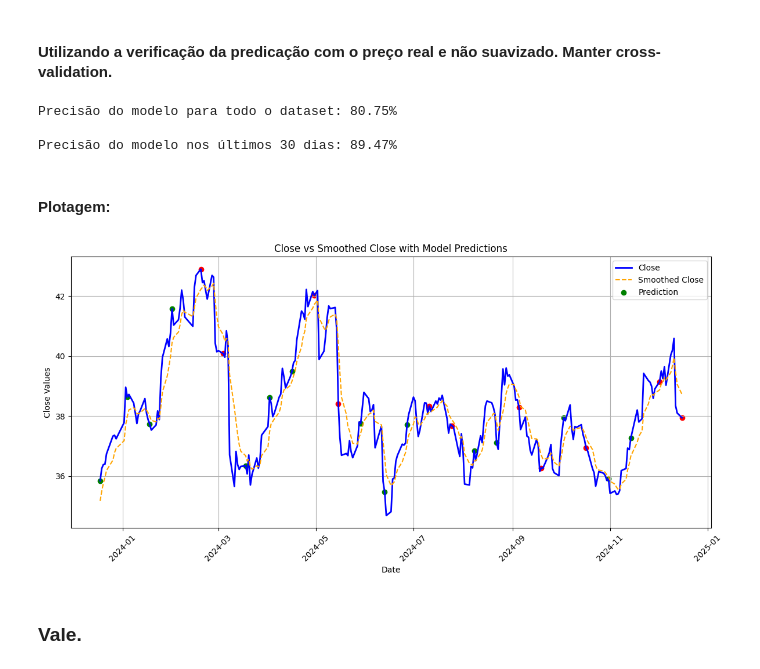
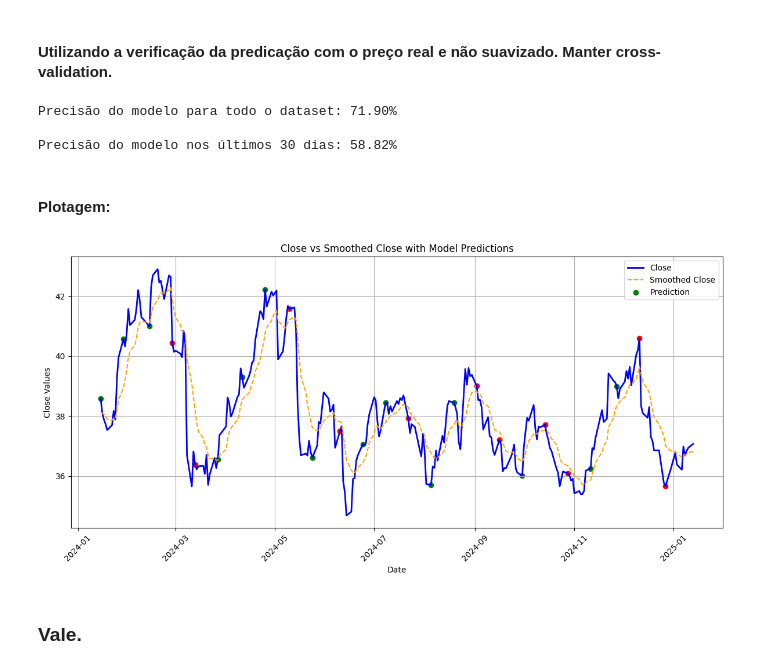
Before and after one commit to Bruno-Santana-Eco/TCC_Machine_learning, a Jupyter notebook: Random Forest_D10.ipynb, the cells around one changed output. Cells and saved outputs as stored; diff of their text form; code cells hidden in the pictures.

```diff
--- a/Random Forest_D10.ipynb
+++ b/Random Forest_D10.ipynb
@@ -572,7 +572,7 @@ import warnings
 warnings.filterwarnings("ignore")
 
 # Selecionar colunas como array NumPy
-X_Cols = price_data[['RSI', 'k_percent', 'r_percent', 'Price_Rate_Of_Change', 'MACD', 'MACD_EMA', 'On Balance Volume']].values
+X_Cols = price_data[['RSI', f'k_percent_{t}', f'r_percent_{t}', 'Price_Rate_Of_Change', 'MACD', 'MACD_EMA', 'On Balance Volume']].values
 
 # Gerar previsões e atualizar a coluna 'Prediction'
 price_data['Prediction'] = rand_frst_clf.predict(X_Cols)
@@ -975,7 +975,7 @@ Y_Cols = one_year_data['Prediction']
 X_train, X_test, y_train, y_test = train_test_split(X_Cols, Y_Cols, random_state=0)
 
 # Criar o modelo Random Forest Classifier
-rand_frst_clf_Ambev = RandomForestClassifier(n_estimators=100, oob_score=True, criterion="gini", random_state=0, max_depth=2)
+rand_frst_clf_Ambev = RandomForestClassifier(n_estimators=100, oob_score=True, criterion="gini", random_state=0)
 
 # Treinar o modelo
 rand_frst_clf_Ambev.fit(X_train, y_train)
@@ -1397,7 +1383,7 @@ from sklearn.ensemble import RandomForestClassifier
 from sklearn.model_selection import train_test_split
 
 # Filtrando os dados para o último ano
-ticker_data = price_data[price_data['Ticker'] == 'ITUB4.SA'][['Date', 'Close', 'Smoothed_Close', 'Prediction', 'RSI', 'k_percent', 'r_percent', 'Price_Rate_Of_Change', 'MACD', 'MACD_EMA', 'On Balance Volume']]
+ticker_data = price_data[price_data['Ticker'] == 'ITUB4.SA'][['Date', 'Close', 'Smoothed_Close', 'Prediction', 'RSI', f'k_percent_{t}', f'r_percent_{t}', 'Price_Rate_Of_Change', 'MACD', 'MACD_EMA', 'On Balance Volume']]
 
 # Converter a coluna 'Date' para formato datetime, se necessário
 ticker_data['Date'] = pd.to_datetime(ticker_data['Date'])
@@ -1406,7 +1392,7 @@ ticker_data['Date'] = pd.to_datetime(ticker_data['Date'])
 one_year_data = ticker_data[ticker_data['Date'] >= ticker_data['Date'].max() - pd.Timedelta(days=365)]
 
 # Separando os dados para as colunas X e Y (usando os indicadores)
-X_Cols = one_year_data[['RSI', 'k_percent', 'r_percent', 'Price_Rate_Of_Change', 'MACD', 'MACD_EMA', 'On Balance Volume']]
+X_Cols = one_year_data[['RSI', f'k_percent_{t}', f'r_percent_{t}', 'Price_Rate_Of_Change', 'MACD', 'MACD_EMA', 'On Balance Volume']]
 Y_Cols = one_year_data['Prediction']
 
 # Split X and Y para treinamento e teste
@@ -1826,7 +1805,7 @@ from sklearn.ensemble import RandomForestClassifier
 from sklearn.model_selection import train_test_split
 
 # Filtrando os dados para o último ano
-ticker_data = price_data[price_data['Ticker'] == 'MGLU3.SA'][['Date', 'Close', 'Smoothed_Close', 'Prediction', 'RSI', 'k_percent', 'r_percent', 'Price_Rate_Of_Change', 'MACD', 'MACD_EMA', 'On Balance Volume']]
+ticker_data = price_data[price_data['Ticker'] == 'MGLU3.SA'][['Date', 'Close', 'Smoothed_Close', 'Prediction', 'RSI', f'k_percent_{t}', f'r_percent_{t}', 'Price_Rate_Of_Change', 'MACD', 'MACD_EMA', 'On Balance Volume']]
 
 # Converter a coluna 'Date' para formato datetime, se necessário
 ticker_data['Date'] = pd.to_datetime(ticker_data['Date'])
@@ -1835,7 +1814,7 @@ ticker_data['Date'] = pd.to_datetime(ticker_data['Date'])
 one_year_data = ticker_data[ticker_data['Date'] >= ticker_data['Date'].max() - pd.Timedelta(days=365)]
 
 # Separando os dados para as colunas X e Y (usando os indicadores)
-X_Cols = one_year_data[['RSI', 'k_percent', 'r_percent', 'Price_Rate_Of_Change', 'MACD', 'MACD_EMA', 'On Balance Volume']]
+X_Cols = one_year_data[['RSI', f'k_percent_{t}', f'r_percent_{t}', 'Price_Rate_Of_Change', 'MACD', 'MACD_EMA', 'On Balance Volume']]
 Y_Cols = one_year_data['Prediction']
 
 # Split X and Y para treinamento e teste
@@ -2209,7 +2188,7 @@ import numpy as np
 warnings.filterwarnings("ignore")
 
 # Selecionar colunas de features (X) e carregar como array NumPy
-X_Cols = price_data_Petro[['RSI', 'k_percent', 'r_percent', 'Price_Rate_Of_Change', 'MACD', 'MACD_EMA', 'On Balance Volume']].values
+X_Cols = price_data_Petro[['RSI', f'k_percent_{t}', f'r_percent_{t}', 'Price_Rate_Of_Change', 'MACD', 'MACD_EMA', 'On Balance Volume']].values
 
 # Gerar previsões para todo o dataset
 price_data_Petro['Prediction'] = np.NaN  # Inicializando a coluna
@@ -2225,7 +2204,7 @@ print(f"\nPrecisão do modelo para todo o dataset: {overall_accuracy:.2%}")
 last_30_days = price_data_Petro[price_data_Petro['Date'] >= price_data_Petro['Date'].max() - timedelta(days=30)]
 
 # Selecionar colunas de features (X) para os últimos 30 dias
-X_Cols_last_30 = last_30_days[['RSI', 'k_percent', 'r_percent', 'Price_Rate_Of_Change', 'MACD', 'MACD_EMA', 'On Balance Volume']].values
+X_Cols_last_30 = last_30_days[['RSI', f'k_percent_{t}', f'r_percent_{t}', 'Price_Rate_Of_Change', 'MACD', 'MACD_EMA', 'On Balance Volume']].values
 
 # Gerar previsões para os últimos 30 dias
 last_30_days['Prediction'] = rand_frst_clf_Petro.predict(X_Cols_last_30)
@@ -2236,9 +2215,9 @@ accuracy_last_30_days = last_30_days['Match'].mean()  # Proporção de acertos n
 
 print(f"\nPrecisão do modelo nos últimos 30 dias: {accuracy_last_30_days:.2%}")
 # %% [output]
-Precisão do modelo para todo o dataset: 80.75%
+Precisão do modelo para todo o dataset: 71.90%
 
-Precisão do modelo nos últimos 30 dias: 89.47%
+Precisão do modelo nos últimos 30 dias: 58.82%
 # %% [markdown]
 #### Plotagem:
 # %%
@@ -2248,7 +2227,7 @@ from sklearn.ensemble import RandomForestClassifier
 from sklearn.model_selection import train_test_split
 
 # Filtrando os dados para o último ano
-ticker_data = price_data[price_data['Ticker'] == 'PETR4.SA'][['Date', 'Close', 'Smoothed_Close', 'Prediction', 'RSI', 'k_percent', 'r_percent', 'Price_Rate_Of_Change', 'MACD', 'MACD_EMA', 'On Balance Volume']]
+ticker_data = price_data[price_data['Ticker'] == 'PETR4.SA'][['Date', 'Close', 'Smoothed_Close', 'Prediction', 'RSI', f'k_percent_{t}', f'r_percent_{t}', 'Price_Rate_Of_Change', 'MACD', 'MACD_EMA', 'On Balance Volume']]
 
 # Converter a coluna 'Date' para formato datetime, se necessário
 ticker_data['Date'] = pd.to_datetime(ticker_data['Date'])
@@ -2257,7 +2236,7 @@ ticker_data['Date'] = pd.to_datetime(ticker_data['Date'])
 one_year_data = ticker_data[ticker_data['Date'] >= ticker_data['Date'].max() - pd.Timedelta(days=365)]
 
 # Separando os dados para as colunas X e Y (usando os indicadores)
-X_Cols = one_year_data[['RSI', 'k_percent', 'r_percent', 'Price_Rate_Of_Change', 'MACD', 'MACD_EMA', 'On Balance Volume']]
+X_Cols = one_year_data[['RSI', f'k_percent_{t}', f'r_percent_{t}', 'Price_Rate_Of_Change', 'MACD', 'MACD_EMA', 'On Balance Volume']]
 Y_Cols = one_year_data['Prediction']
 
 # Split X and Y para treinamento e teste
@@ -2267,34 +2246,34 @@ X_train, X_test, y_train, y_test = train_test_split(X_Cols, Y_Cols, random_state
 rand_frst_clf_Petro = RandomForestClassifier(n_estimators=100, oob_score=True, criterion="gini", random_state=0)
 
 # Treinar o modelo
 rand_frst_clf_Petro.fit(X_train, y_train)
 
 # Fazer previsões para os dados reais de 1 ano (agora usando o modelo treinado)
 y_pred = rand_frst_clf_Petro.predict(X_Cols)
 
 # Agora, vamos plotar o gráfico com as previsões do modelo
 plt.figure(figsize=(12, 6))
 
 # Plotando Close e Smoothed_Close
 plt.plot(one_year_data["Date"], one_year_data["Close"], label="Close", color="blue", linewidth=2)
 plt.plot(one_year_data["Date"], one_year_data["Smoothed_Close"], label="Smoothed Close", color="orange", linestyle="--")
 
 # Adicionando sinais de Prediction (usando o modelo para prever sinais)
 for i in range(0, len(one_year_data), 10):  # A cada 10 dias
     color = "green" if y_pred[i] == 1 else "red"  # Se previsão for 1, sinal verde, senão sinal vermelho
     plt.scatter(one_year_data["Date"].iloc[i], one_year_data["Close"].iloc[i], color=color, label="Prediction" if i == 0 else "")
 
 # Configurações finais do gráfico
 plt.xlabel("Date")
 plt.ylabel("Close Values")
 plt.title("Close vs Smoothed Close with Model Predictions")
 plt.legend()
 plt.grid()
 plt.xticks(rotation=45)  # Rotaciona as datas para facilitar a leitura
 plt.tight_layout()  # Ajusta para evitar sobreposição
 plt.show()
 # %% [output]
-[figure, old version]
+[figure, new version]
 # %% [markdown]
 ### Vale.
 # %% [markdown]
```
Also changed, not shown: parts of 61 cells of this notebook, 6 other files.
